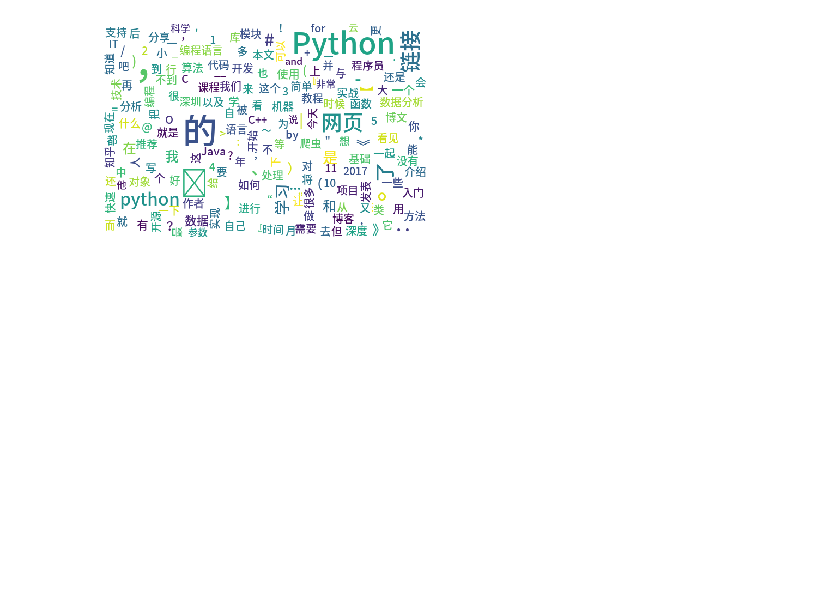
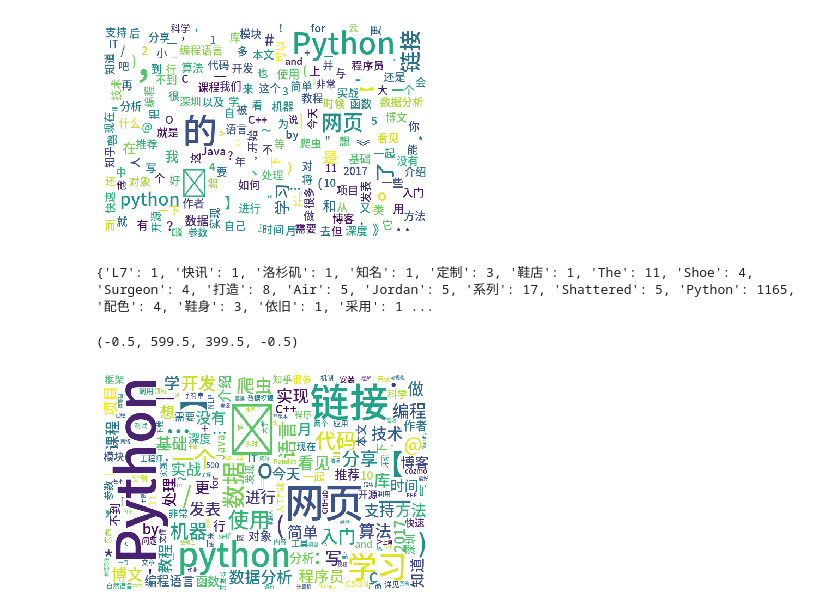
Before and after one commit to articuly/data_analysis, a Jupyter notebook: 微博词云.ipynb, the cells around one changed output. Drawn from its saved outputs; the diff is of its cells as text; code cells hidden in the pictures; blank space fills up the shorter version.

```diff
--- a/微博词云.ipynb
+++ b/微博词云.ipynb
@@ -85,0 +80,32 @@ file_stop=r'D:\Programing\python_projects\Self-study\mystopword.txt'
+# %%
+file_stop=r'D:\Programing\python_projects\Self-study\mystopword.txt'
+stopwords=[]
+new_freq=dict()
+
+with open(file_stop, encoding='utf-8') as f:
+    stopwords=f.read()
+
+for k, v in word_freq.items():
+    if k not in stopwords:
+        new_freq[k]=v
+
+print(new_freq)
+# %% [output]
+{'L7': 1, '快讯': 1, '洛杉矶': 1, '知名': 1, '定制': 3, '鞋店': 1, 'The': 11, 'Shoe': 4, 'Surgeon': 4, '打造': 8, 'Air': 5, 'Jordan': 5, '系列': 17, 'Shattered': 5, 'Python': 1165, '配色': 4, '鞋身': 3, '依旧': 1, '采用': 1 ...
+# %%
+new_word_cloud=WordCloud(font_path=font,
+                         background_color='white',
+                         max_words=200,
+                         max_font_size=100,
+                         random_state=2,
+                         width=600,
+                         height=400,
+                         margin=2)
+new_word_cloud.generate_from_frequencies(new_freq)
+
+plt.figure()
+plt.imshow(new_word_cloud)
+plt.axis('off')
+# %% [output]
+(-0.5, 599.5, 399.5, -0.5)
+[figure, added]
```
Also changed, not shown: parts of 2 cells of this notebook.
